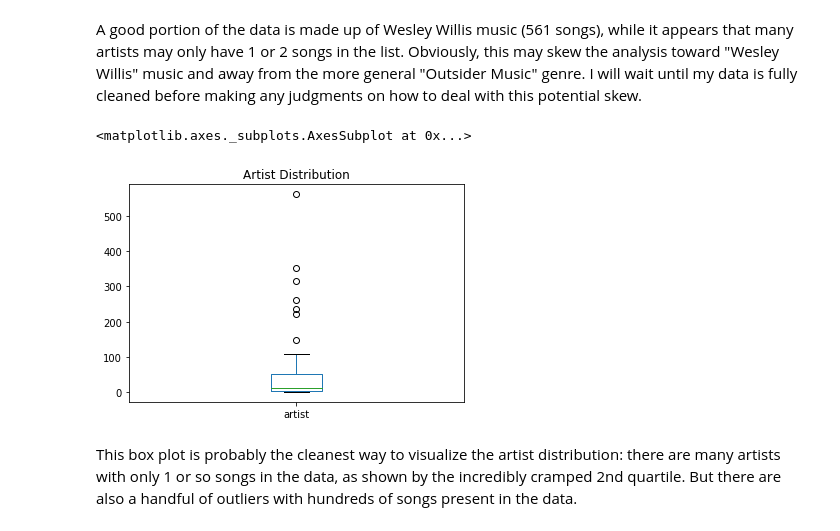
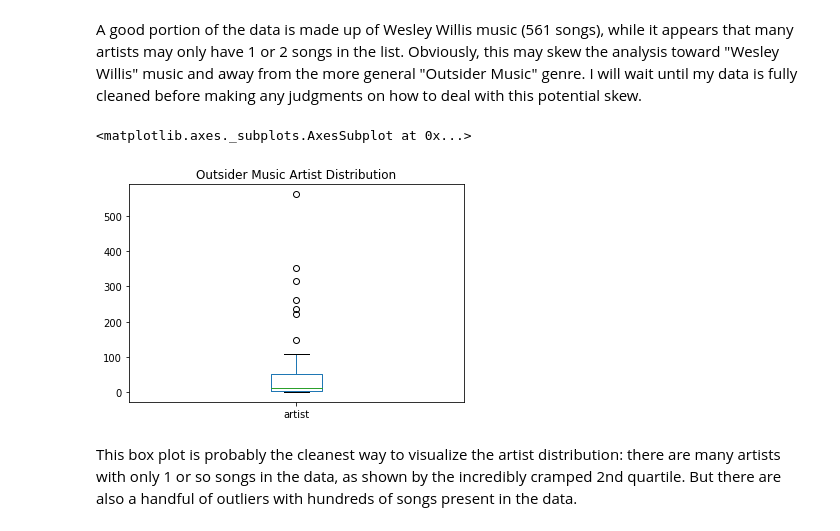
Before and after one commit to Data-Science-for-Linguists-2022/Outsider-Music-Linguistic-Analysis, a Jupyter notebook: scripts_&_analysis/3_data_cleaning_and_exploration.ipynb, the cells around one changed output. Cells and saved outputs as stored; diff of their text form; code cells hidden in the pictures.

```diff
--- a/scripts_&_analysis/3_data_cleaning_and_exploration.ipynb
+++ b/scripts_&_analysis/3_data_cleaning_and_exploration.ipynb
@@ -100,10 +100,10 @@ Name: artist, Length: 63, dtype: int64
 # %% [markdown]
 A good portion of the data is made up of Wesley Willis music (561 songs), while it appears that many artists may only have 1 or 2 songs in the list.  Obviously, this may skew the analysis toward "Wesley Willis" music and away from the more general "Outsider Music" genre.  I will wait until my data is fully cleaned before making any judgments on how to deal with this potential skew.
 # %%
-lyricsdf.artist.value_counts().plot(kind = "box", rot=0, title = "Artist Distribution")
+lyricsdf.artist.value_counts().plot(kind = "box", rot=0, title = "Outsider Music Artist Distribution")
 # %% [output]
 <matplotlib.axes._subplots.AxesSubplot at 0x...>
-[figure, old version]
+[figure, new version]
 # %% [markdown]
 This box plot is probably the cleanest way to visualize the artist distribution: there are many artists with only 1 or so songs in the data, as shown by the incredibly cramped 2nd quartile.  But there are also a handful of outliers with hundreds of songs present in the data.
 # %% [markdown]
```
Also changed, not shown: parts of 86 cells of this notebook, 6 other files.
